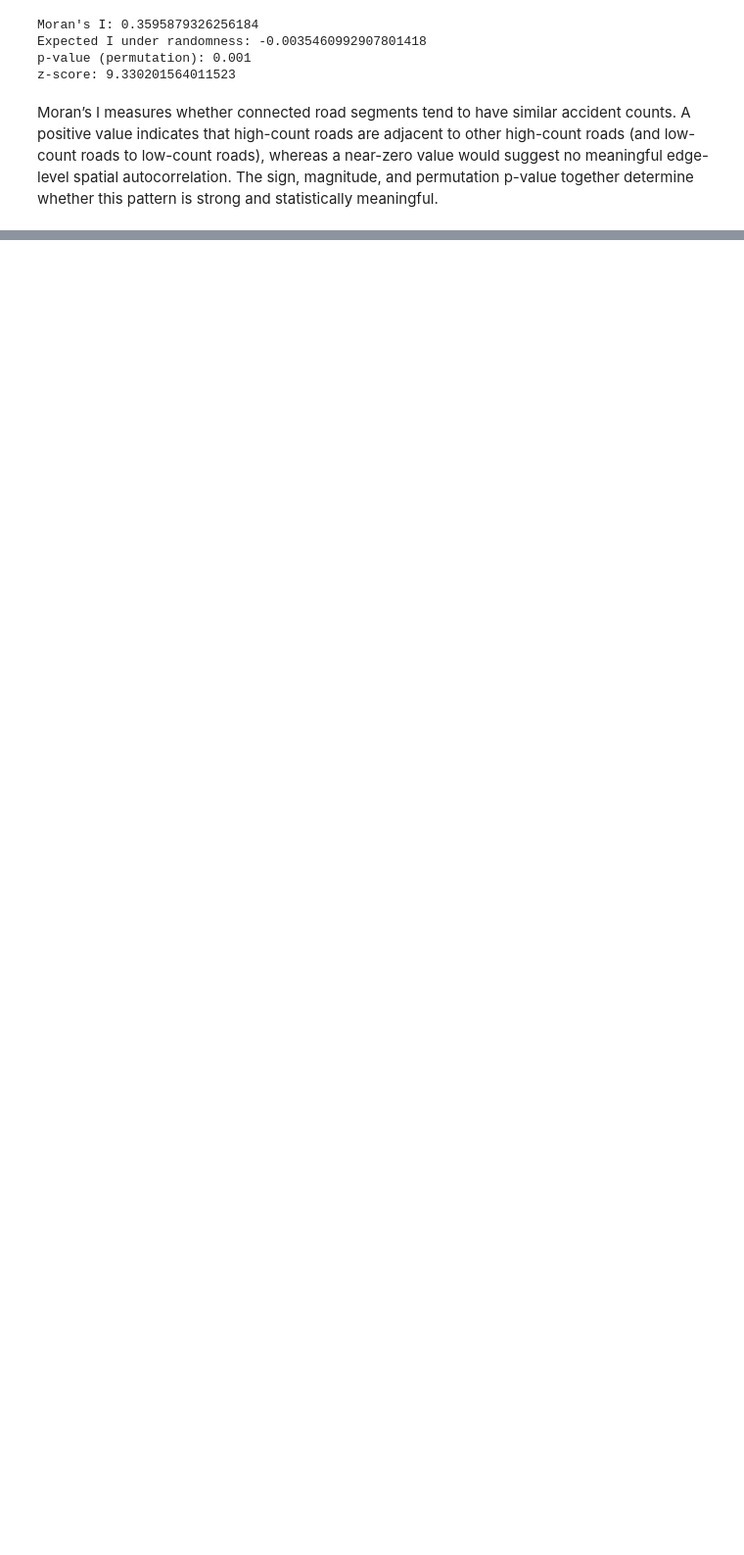
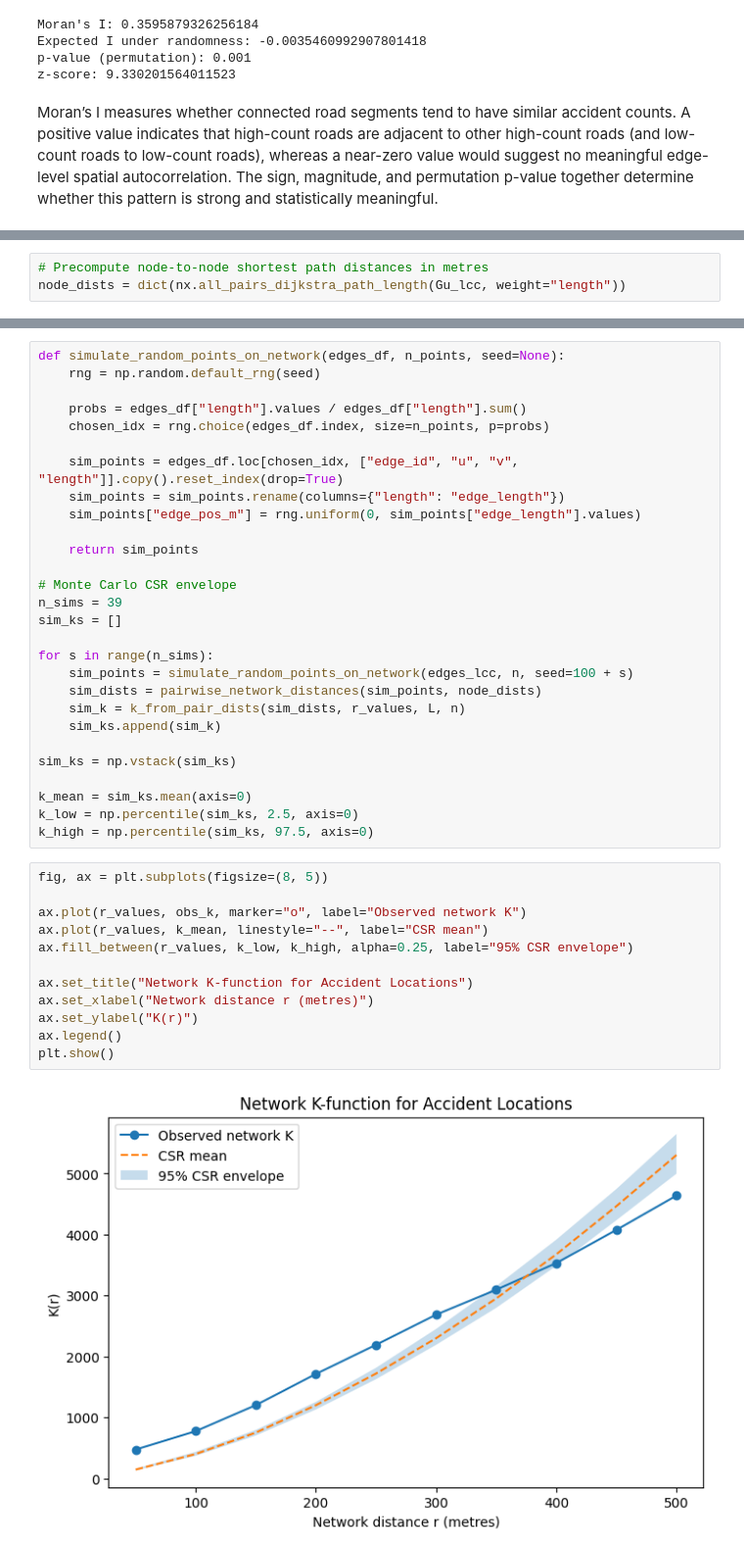
Before and after one commit to GOGO1601/network-data-analysis-cw, a Jupyter notebook: notebooks/part_2/taskB.ipynb, the cells around one changed output, grey strips where cells are left out. Shown at 98% size. Drawn from its saved outputs; the diff is of its cells as text; blank space fills up the shorter version.

Commit message:
Part 2 Task B: complete accident clustering and intersection analysis

```diff
--- a/notebooks/part_2/taskB.ipynb
+++ b/notebooks/part_2/taskB.ipynb
@@ -362,0 +397,3 @@ Moran’s I measures whether connected road segments tend to have similar accide
+# %%
+# Precompute node-to-node shortest path distances in metres
+node_dists = dict(nx.all_pairs_dijkstra_path_length(Gu_lcc, weight="length"))
@@ -362,0 +463,42 @@ Moran’s I measures whether connected road segments tend to have similar accide
+# %%
+def simulate_random_points_on_network(edges_df, n_points, seed=None):
+    rng = np.random.default_rng(seed)
+
+    probs = edges_df["length"].values / edges_df["length"].sum()
+    chosen_idx = rng.choice(edges_df.index, size=n_points, p=probs)
+
+    sim_points = edges_df.loc[chosen_idx, ["edge_id", "u", "v", "length"]].copy().reset_index(drop=True)
+    sim_points = sim_points.rename(columns={"length": "edge_length"})
+    sim_points["edge_pos_m"] = rng.uniform(0, sim_points["edge_length"].values)
+
+    return sim_points
+
+# Monte Carlo CSR envelope
+n_sims = 39
+sim_ks = []
+
+for s in range(n_sims):
+    sim_points = simulate_random_points_on_network(edges_lcc, n, seed=100 + s)
+    sim_dists = pairwise_network_distances(sim_points, node_dists)
+    sim_k = k_from_pair_dists(sim_dists, r_values, L, n)
+    sim_ks.append(sim_k)
+
+sim_ks = np.vstack(sim_ks)
+
+k_mean = sim_ks.mean(axis=0)
+k_low = np.percentile(sim_ks, 2.5, axis=0)
+k_high = np.percentile(sim_ks, 97.5, axis=0)
+# %%
+fig, ax = plt.subplots(figsize=(8, 5))
+
+ax.plot(r_values, obs_k, marker="o", label="Observed network K")
+ax.plot(r_values, k_mean, linestyle="--", label="CSR mean")
+ax.fill_between(r_values, k_low, k_high, alpha=0.25, label="95% CSR envelope")
+
+ax.set_title("Network K-function for Accident Locations")
+ax.set_xlabel("Network distance r (metres)")
+ax.set_ylabel("K(r)")
+ax.legend()
+plt.show()
+# %% [output]
+[figure, added]
```
Also changed, not shown: parts of 13 cells of this notebook.
